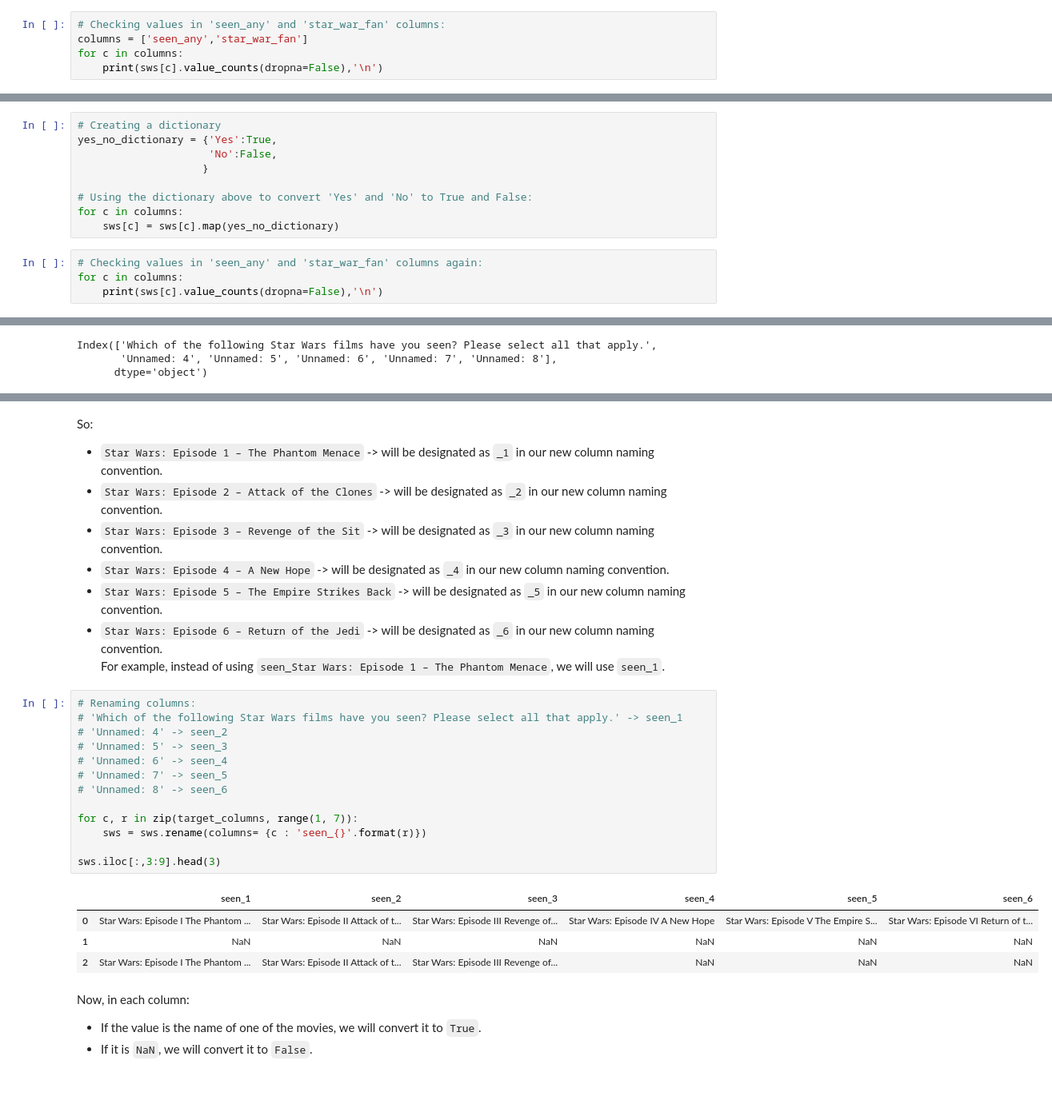
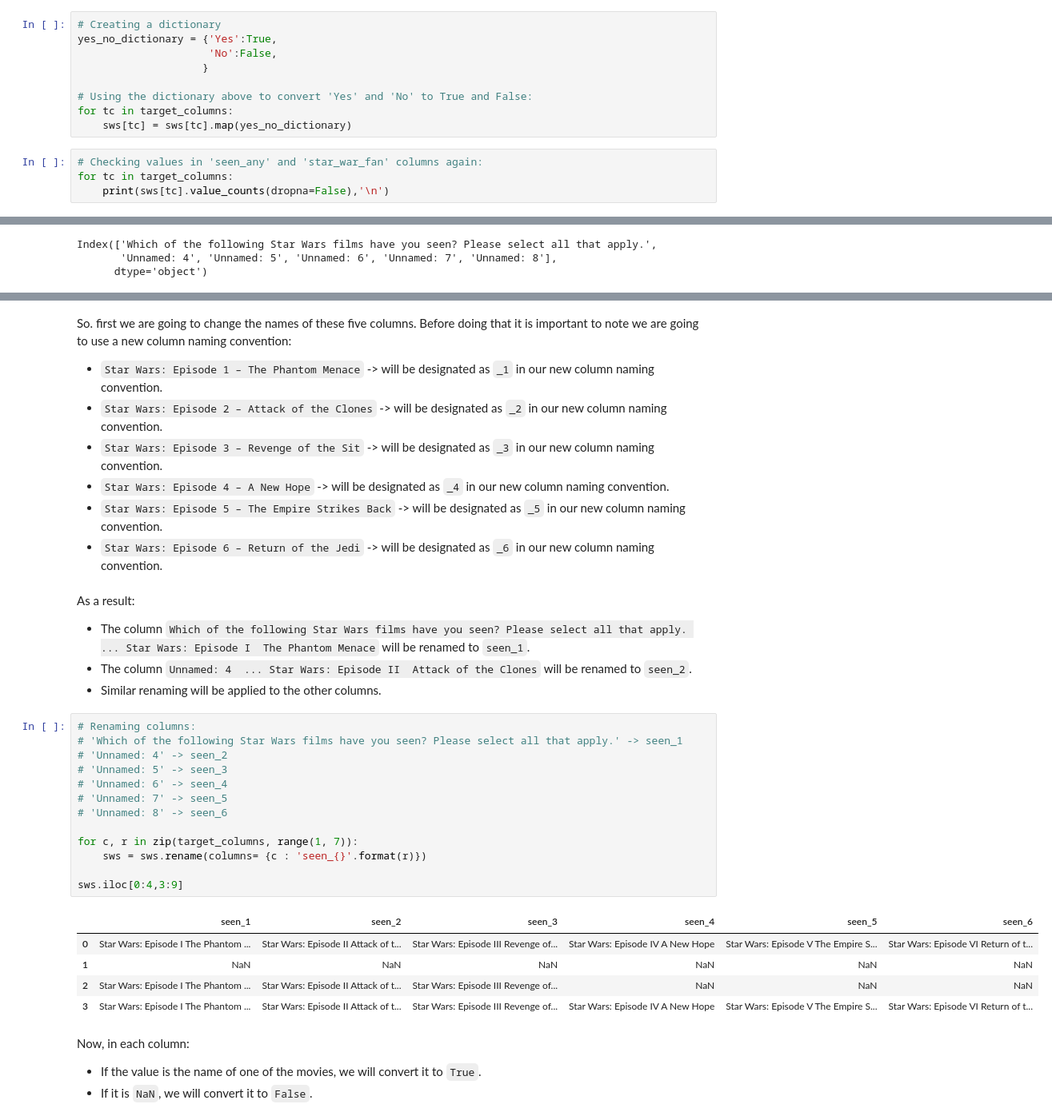
Before and after one commit to mojmous/StarWarsSurvey, a Jupyter notebook: Star War Survey.ipynb, the cells around one changed output, grey strips where cells are left out. Shown at 80% size. Drawn from its saved outputs; the diff is of its cells as text; blank space fills up the shorter version.

```diff
--- a/Star War Survey.ipynb
+++ b/Star War Survey.ipynb
@@ -112,7 +193,15 @@ sws.rename(columns=col_names_dic, inplace=True)
+# %%
+# Creating a dictionary
+yes_no_dictionary = {'Yes':True,
+                     'No':False,
+                    }
+
+# Using the dictionary above to convert 'Yes' and 'No' to True and False:
+for tc in target_columns:
+    sws[tc] = sws[tc].map(yes_no_dictionary)
 # %%
-# Checking values in 'seen_any' and 'star_war_fan' columns:
-columns = ['seen_any','star_war_fan']
-for c in columns:
-    print(sws[c].value_counts(dropna=False),'\n')
+# Checking values in 'seen_any' and 'star_war_fan' columns again:
+for tc in target_columns:
+    print(sws[tc].value_counts(dropna=False),'\n')
 # %% [output]
 seen_any
@@ -127,14 +216 @@ No     284
 Name: count, dtype: int64
-# %%
-# Creating a dictionary
-yes_no_dictionary = {'Yes':True,
-                     'No':False,
-                    }
-
-# Using the dictionary above to convert 'Yes' and 'No' to True and False:
-for c in columns:
-    sws[c] = sws[c].map(yes_no_dictionary)
-# %%
-# Checking values in 'seen_any' and 'star_war_fan' columns again:
-for c in columns:
-    print(sws[c].value_counts(dropna=False),'\n')
@@ -191,32 +262,37 @@ Unnamed: 7
 Unnamed: 8                                                                                 Star Wars: Episode VI Return of the Jedi
 Name: 0, dtype: object
 # %% [markdown]
-So:
+So. first we are going to change the names of these five columns. Before doing that it is important to note we are going to use a new column naming convention:
 - `Star Wars: Episode 1 – The Phantom Menace` -> will be designated as `_1` in our new column naming convention.
 - `Star Wars: Episode 2 – Attack of the Clones` -> will be designated as `_2` in our new column naming convention.
 - `Star Wars: Episode 3 – Revenge of the Sit` -> will be designated as `_3` in our new column naming convention.
 - `Star Wars: Episode 4 – A New Hope` -> will be designated as `_4` in our new column naming convention.
 - `Star Wars: Episode 5 – The Empire Strikes Back` -> will be designated as `_5` in our new column naming convention.
 - `Star Wars: Episode 6 – Return of the Jedi` -> will be designated as `_6` in our new column naming convention.
-<br>For example, instead of using `seen_Star Wars: Episode 1 – The Phantom Menace`, we will use `seen_1`.
+# %% [markdown]
+As a result:
+- The column `Which of the following Star Wars films have you seen? Please select all that apply. ... Star Wars: Episode I  The Phantom Menace` will be renamed to `seen_1`.
+- The column `Unnamed: 4  ... Star Wars: Episode II  Attack of the Clones` will be renamed to `seen_2`.
+- Similar renaming will be applied to the other columns.
 # %%
 # Renaming columns:
 # 'Which of the following Star Wars films have you seen? Please select all that apply.' -> seen_1
 # 'Unnamed: 4' -> seen_2
 # 'Unnamed: 5' -> seen_3
 # 'Unnamed: 6' -> seen_4
 # 'Unnamed: 7' -> seen_5
 # 'Unnamed: 8' -> seen_6
 
 for c, r in zip(target_columns, range(1, 7)):
     sws = sws.rename(columns= {c : 'seen_{}'.format(r)})
 
-sws.iloc[:,3:9].head(3)
+sws.iloc[0:4,3:9]
 # %% [output]
 |  | seen_1 | seen_2 | seen_3 | seen_4 | seen_5 | seen_6 |
 | 0 | Star Wars: Episode I The Phantom ... | Star Wars: Episode II Attack of t... | Star Wars: Episode III Revenge of... | Star Wars: Episode IV A New Hope | Star Wars: Episode V The Empire S... | Star Wars: Episode VI Return of t... |
 | 1 | NaN | NaN | NaN | NaN | NaN | NaN |
 | 2 | Star Wars: Episode I The Phantom ... | Star Wars: Episode II Attack of t... | Star Wars: Episode III Revenge of... | NaN | NaN | NaN |
+| 3 | Star Wars: Episode I The Phantom ... | Star Wars: Episode II Attack of t... | Star Wars: Episode III Revenge of... | Star Wars: Episode IV A New Hope | Star Wars: Episode V The Empire S... | Star Wars: Episode VI Return of t... |
 # %% [markdown]
 Now, in each column:
 - If the value is the name of one of the movies, we will convert it to `True`.
```
Also changed, not shown: parts of 113 cells of this notebook, 23 other files.
